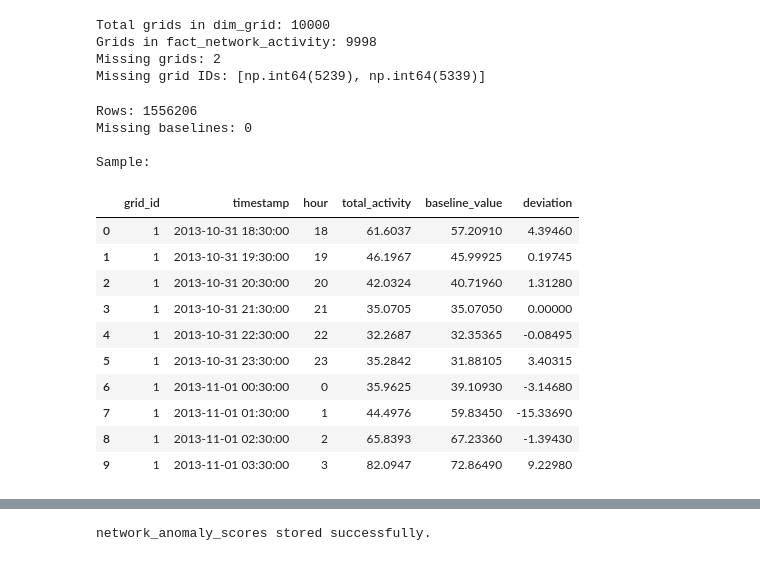
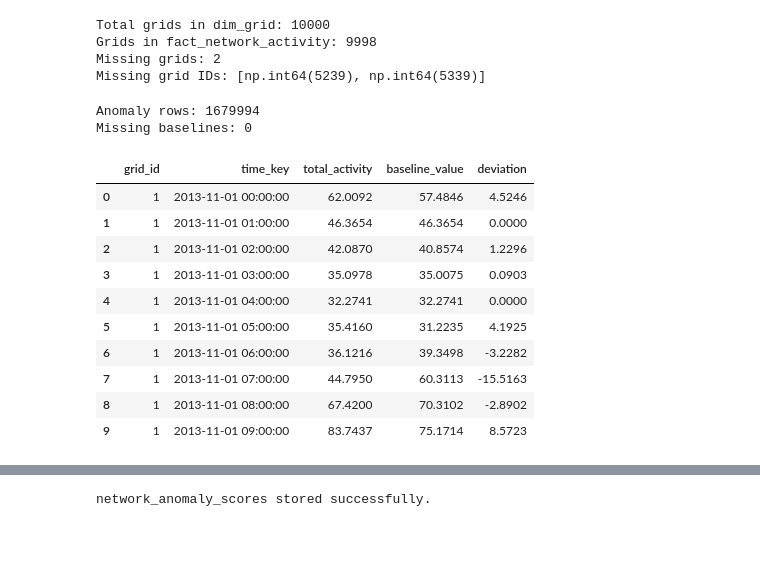
Before and after one commit to nlnkrthk/NOPIS_phase1, a Jupyter notebook: Phase_6/ml_4.ipynb, the cells around one changed output, grey strips where cells are left out. Cells and saved outputs as stored; diff of their text form; code cells hidden in the pictures.

```diff
--- a/Phase_6/ml_4.ipynb
+++ b/Phase_6/ml_4.ipynb
@@ -193,48 +153,50 @@ Missing grid IDs: [np.int64(5239), np.int64(5339)]
 # %%
 # 212. Compute the deviation from the baseline.
 
-# Add hour-of-day to the activity data
-df["hour"] = pd.to_datetime(df["timestamp"]).dt.hour
+# Add the hour-of-day bucket to the activity data
+activity_df["hour"] = activity_df["time_key"].dt.hour
 
-# Merge the historical baseline with the activity data
-anomaly_df = df.merge(
-    hourly_baseline,
+# Merge the historical baseline
+anomaly_df = activity_df.merge(
+    baseline_df,
     on=["grid_id", "hour"],
     how="left"
 )
 
-# Calculate deviation
+# Calculate deviation from historical baseline
 anomaly_df["deviation"] = (
-    anomaly_df["total_activity"] -
-    anomaly_df["baseline_value"]
+    anomaly_df["total_activity"]
+    - anomaly_df["baseline_value"]
 )
 
-print("Rows:", len(anomaly_df))
+print("Anomaly rows:", len(anomaly_df))
 print("Missing baselines:", anomaly_df["baseline_value"].isna().sum())
 
-print("\nSample:")
 display(
     anomaly_df[
-        ["grid_id", "timestamp", "hour",
-         "total_activity", "baseline_value", "deviation"]
+        [
+            "grid_id",
+            "time_key",
+            "total_activity",
+            "baseline_value",
+            "deviation"
+        ]
     ].head(10)
 )
 # %% [output]
-Rows: 1556206
+Anomaly rows: 1679994
 Missing baselines: 0
-
-Sample:
-|  | grid_id | timestamp | hour | total_activity | baseline_value | deviation |
-| 0 | 1 | 2013-10-31 18:30:00 | 18 | 61.6037 | 57.20910 | 4.39460 |
-| 1 | 1 | 2013-10-31 19:30:00 | 19 | 46.1967 | 45.99925 | 0.19745 |
-| 2 | 1 | 2013-10-31 20:30:00 | 20 | 42.0324 | 40.71960 | 1.31280 |
-| 3 | 1 | 2013-10-31 21:30:00 | 21 | 35.0705 | 35.07050 | 0.00000 |
-| 4 | 1 | 2013-10-31 22:30:00 | 22 | 32.2687 | 32.35365 | -0.08495 |
-| 5 | 1 | 2013-10-31 23:30:00 | 23 | 35.2842 | 31.88105 | 3.40315 |
-| 6 | 1 | 2013-11-01 00:30:00 | 0 | 35.9625 | 39.10930 | -3.14680 |
-| 7 | 1 | 2013-11-01 01:30:00 | 1 | 44.4976 | 59.83450 | -15.33690 |
-| 8 | 1 | 2013-11-01 02:30:00 | 2 | 65.8393 | 67.23360 | -1.39430 |
-| 9 | 1 | 2013-11-01 03:30:00 | 3 | 82.0947 | 72.86490 | 9.22980 |
+|  | grid_id | time_key | total_activity | baseline_value | deviation |
+| 0 | 1 | 2013-11-01 00:00:00 | 62.0092 | 57.4846 | 4.5246 |
+| 1 | 1 | 2013-11-01 01:00:00 | 46.3654 | 46.3654 | 0.0000 |
+| 2 | 1 | 2013-11-01 02:00:00 | 42.0870 | 40.8574 | 1.2296 |
+| 3 | 1 | 2013-11-01 03:00:00 | 35.0978 | 35.0075 | 0.0903 |
+| 4 | 1 | 2013-11-01 04:00:00 | 32.2741 | 32.2741 | 0.0000 |
+| 5 | 1 | 2013-11-01 05:00:00 | 35.4160 | 31.2235 | 4.1925 |
+| 6 | 1 | 2013-11-01 06:00:00 | 36.1216 | 39.3498 | -3.2282 |
+| 7 | 1 | 2013-11-01 07:00:00 | 44.7950 | 60.3113 | -15.5163 |
+| 8 | 1 | 2013-11-01 08:00:00 | 67.4200 | 70.3102 | -2.8902 |
+| 9 | 1 | 2013-11-01 09:00:00 | 83.7437 | 75.1714 | 8.5723 |
 # %%
 # 213. Define an anomaly score using a simple standardized or percentage deviation.
 
```
Also changed, not shown: parts of 17 cells of this notebook, 17 other files.
